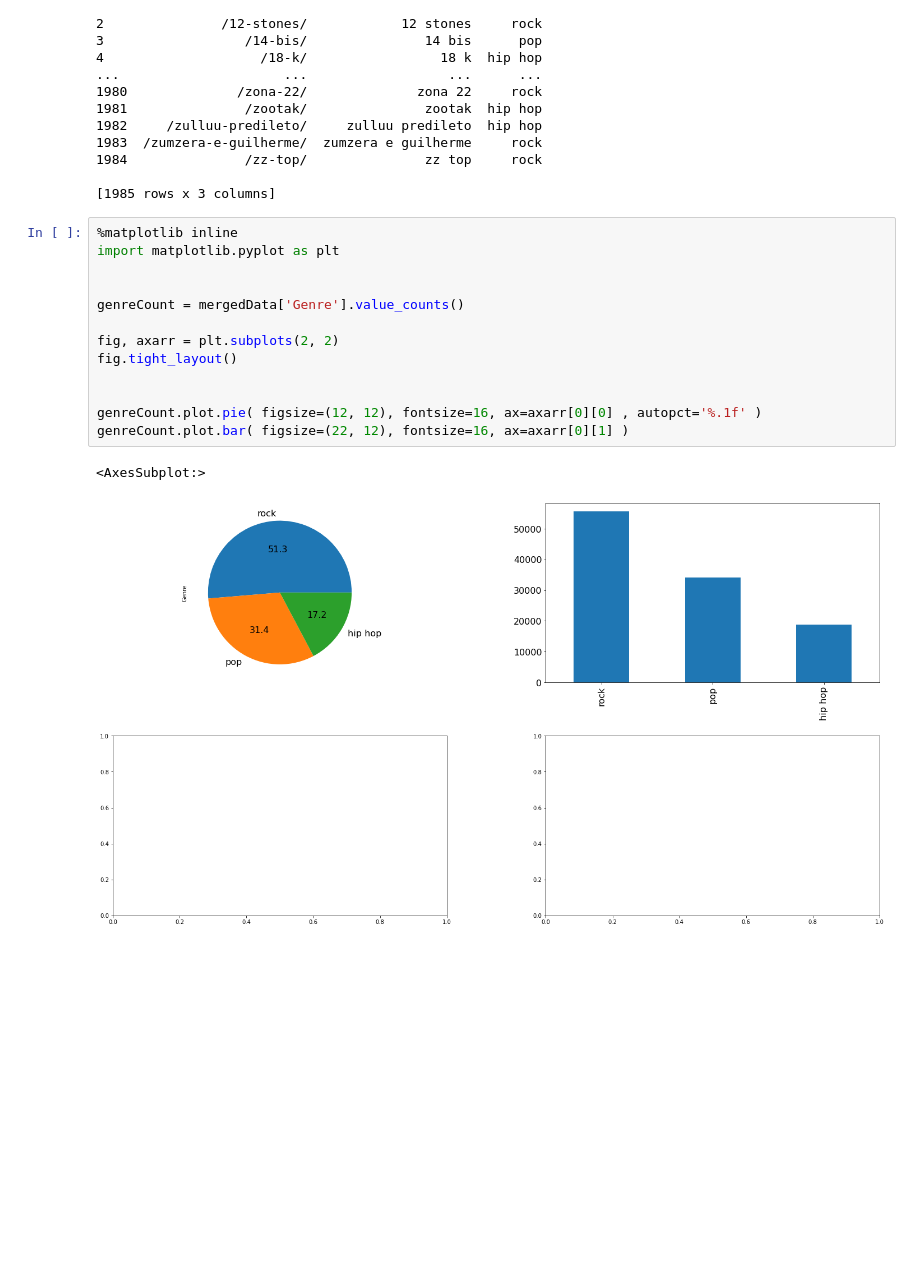
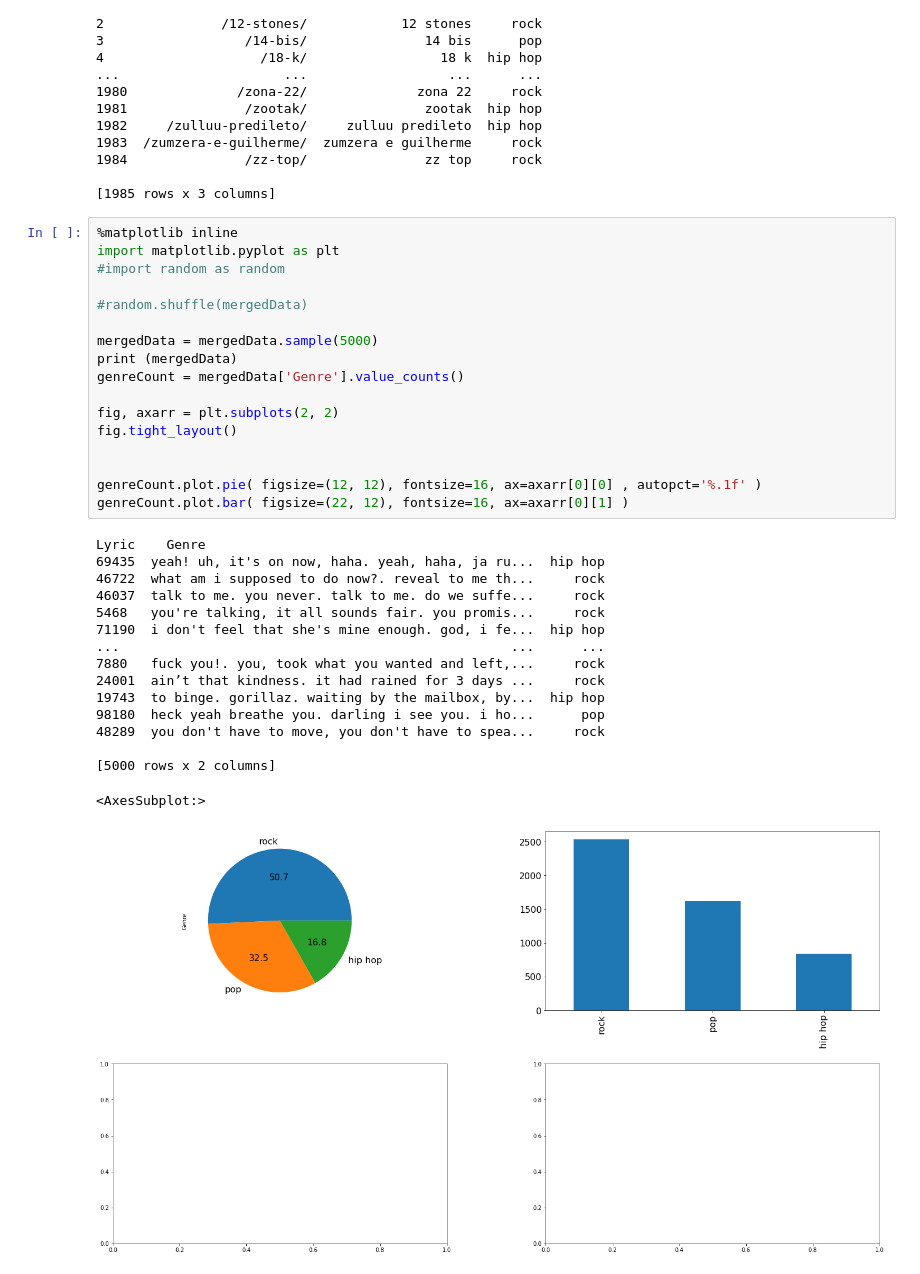
Before and after one commit to Simonymous/Songtext-KI, a Jupyter notebook: NTT_Official_Project.ipynb, the cells around one changed output. Drawn from its saved outputs; the diff is of its cells as text; blank space fills up the shorter version.

```diff
--- a/NTT_Official_Project.ipynb
+++ b/NTT_Official_Project.ipynb
@@ -90,19 +90,37 @@ del mergedData['Link']
 # %%
 %matplotlib inline
 import matplotlib.pyplot as plt
+#import random as random
 
+#random.shuffle(mergedData)
 
+mergedData = mergedData.sample(5000)
+print (mergedData)
 genreCount = mergedData['Genre'].value_counts()
 
 fig, axarr = plt.subplots(2, 2)
 fig.tight_layout()
 
 
 genreCount.plot.pie( figsize=(12, 12), fontsize=16, ax=axarr[0][0] , autopct='%.1f' )
 genreCount.plot.bar( figsize=(22, 12), fontsize=16, ax=axarr[0][1] )
 # %% [output]
-<AxesSubplot:>
+Lyric    Genre
+69435  yeah! uh, it's on now, haha. yeah, haha, ja ru...  hip hop
+46722  what am i supposed to do now?. reveal to me th...     rock
+46037  talk to me. you never. talk to me. do we suffe...     rock
+5468   you're talking, it all sounds fair. you promis...     rock
+71190  i don't feel that she's mine enough. god, i fe...  hip hop
+...                                                  ...      ...
+7880   fuck you!. you, took what you wanted and left,...     rock
+24001  ain’t that kindness. it had rained for 3 days ...     rock
+19743  to binge. gorillaz. waiting by the mailbox, by...  hip hop
+98180  heck yeah breathe you. darling i see you. i ho...      pop
+48289  you don't have to move, you don't have to spea...     rock
+
+[5000 rows x 2 columns]
+<AxesSubplot:>
-[figure, old version]
+[figure, new version]
 # %%
 from collections import Counter
 
```
Also changed, not shown: parts of 6 cells of this notebook.
